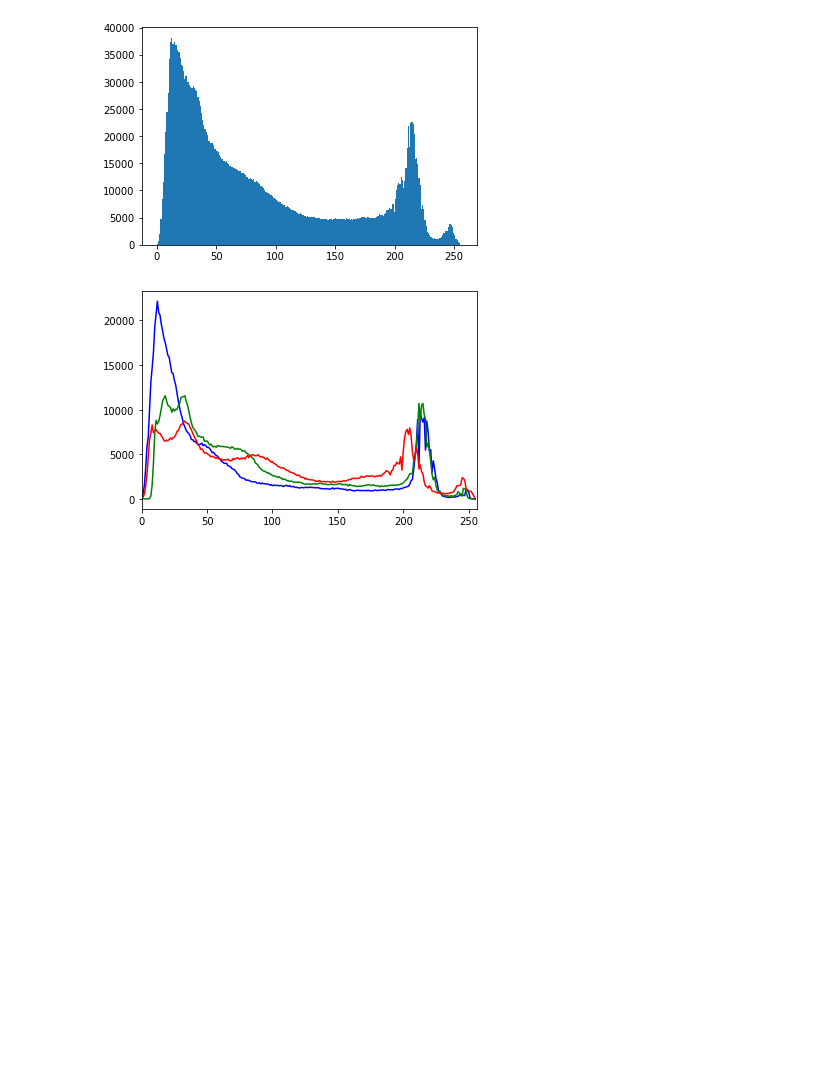
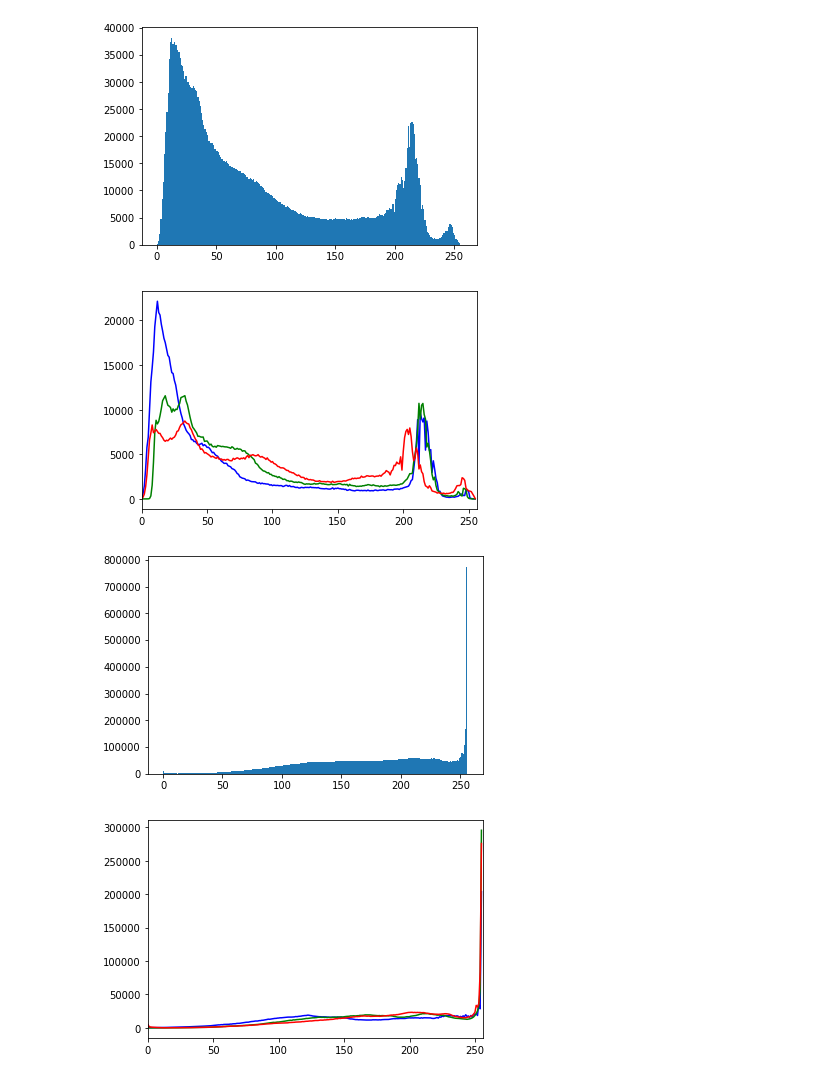
Before and after one commit to rigole/OpenCV, a Jupyter notebook: start.ipynb, the cells around one changed output. Drawn from its saved outputs; the diff is of its cells as text; code cells hidden in the pictures; blank space fills up the shorter version.

Commit message:
histogram showing RGB level in an other image

```diff
--- a/start.ipynb
+++ b/start.ipynb
@@ -124,3 +124,23 @@ plt.show()
 # %% [output]
 [figure]
 [figure]
+# %%
+image2 = cv2.imread('image/plass.jpg')
+histogram = cv2.calcHist([image2],[0],None,[256], [0, 256])
+
+# We plot a histogram, ravel() flatens our image array
+plt.hist(image2.ravel(), 256, [0, 256]); plt.show()
+
+# Viewing separate color channels
+color = ('b', 'g', 'r')
+
+# we now separate the colors and plot each in the histogram
+for i, col in enumerate(color):
+    histogram2 = cv2.calcHist([image2], [i], None, [256], [0, 256])
+    plt.plot(histogram2, color = col)
+    plt.xlim([0,256])
+
+plt.show()
+# %% [output]
+[figure, added]
+[figure, added]
```
Also changed, not shown: 1 other file.
